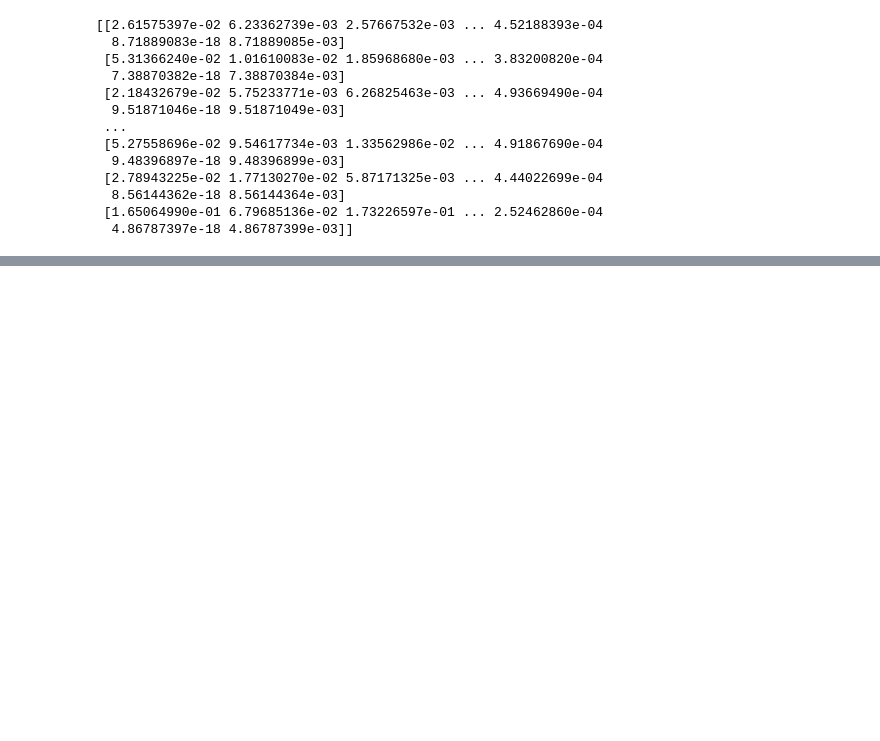
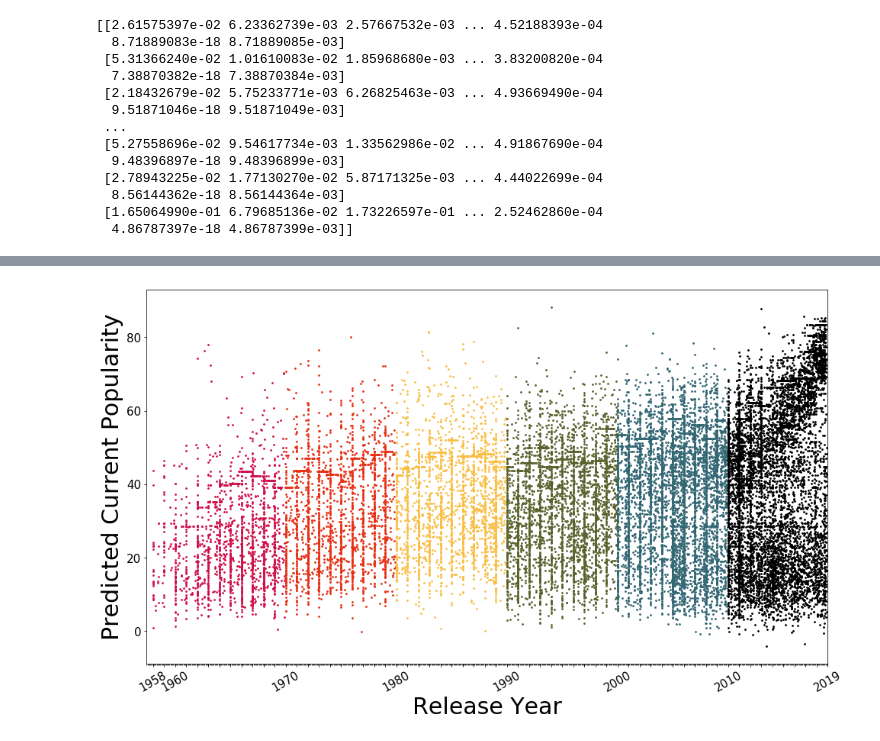
Before and after one commit to elicassion/Do-Popular-Songs-Endure, a Jupyter notebook: scripts/DoSongsEndure_Ultimate.ipynb, the cells around one changed output, grey strips where cells are left out. Saved outputs shown, nothing was run; the diff lists cells and outputs as text; code cells hidden in the pictures; blank space fills up the shorter version.

```diff
--- a/scripts/DoSongsEndure_Ultimate.ipynb
+++ b/scripts/DoSongsEndure_Ultimate.ipynb
@@ -752,3 +765,10 @@ print (lgbm_cl_pred)
   8.56144362e-18 8.56144364e-03]
  [1.65064990e-01 6.79685136e-02 1.73226597e-01 ... 2.52462860e-04
   4.86787397e-18 4.86787399e-03]]
+# %%
+analysis_df = pd.read_csv(join_path(data_path, 'LGBM_gap_pred_rank_stat_correct.csv'),
+                          dtype={'award_for': 'str',
+                                'name': 'str',
+                                 'release_date': 'str'
+                            }
+                         )
@@ -754,0 +824,59 @@ print (lgbm_cl_pred)
+# %%
+import matplotlib.dates as mdates
+import matplotlib.cbook as cbook
+from datetime import datetime
+
+years = mdates.YearLocator()   # every year
+months = mdates.MonthLocator()  # every month
+yearsFmt = mdates.DateFormatter('%Y')
+
+# 58-69	#D0104C			#E87A90
+# 70-79	#E83015			#F75C2F
+# 80-89	#F9BF45			#FFC408
+# 90-99	#5B622E			#86C166
+# 00-09	#336774			#33A6B8
+# 10-18	#000000			#FFFFFF
+
+scatter_colors = [['#D0104C', '#E87A90'], ['#E83015', '#F75C2F'], ['#F9BF45', '#FFC408'],
+                   ['#5B622E', '#86C166'], ['#336774', '#33A6B8'], ['#000000','#666666']]
+
+# plot the predicted and truth popularity of a song.
+# X is release year, Y is the popularity, color pairs (bright, dark) means the (predicted, truth) popularity pair
+
+decades = [(1958, 1969), (1970, 1979), (1980, 1989), (1990, 1999), (2000, 2009), (2010, 2018)]
+
+fig, ax = plt.subplots(figsize=(16,10))
+# r = analysis_df.iloc[0]
+# print (int(r['release_date'].split('-')[0]) >= l)
+for i, (ll, rl) in enumerate(decades):
+#     print (type(l), type(r))
+#     print (i)
+    idx = analysis_df.apply(lambda r: (pd.to_numeric((r['release_date'].split('-')[0]))>=ll) & (pd.to_numeric((r['release_date'].split('-')[0]))<=rl ), axis=1)
+#     print(idx)
+    song_decades = analysis_df[idx]
+    dates = [datetime.strptime(d, '%Y-%m-%d').date() for d in song_decades['release_date']]
+    ax.scatter(dates, song_decades['predicted_popularity'], c=scatter_colors[i][0], s=3)
+#     ax.scatter(song_decades['release_date'], song_decades['spotify_popularity_2018'], c=scatter_colors[i][1], s=0.3)
+
+
+# format the ticks
+ax.xaxis.set_major_formatter(mdates.DateFormatter('%Y'))
+ax.xaxis.set_major_locator(years)
+ax.xaxis.set_minor_locator(months)
+ax.tick_params(labelsize=15)
+datemin = np.datetime64('1957-06-01')
+datemax = np.datetime64('2019-01-01')
+ax.set_xlim(datemin, datemax)
+ax.set_xlabel('Release Year', size=30)
+xtl = ['']
+for i in range(1958, 2020):
+    if i==1958 or i%10==0 or i==2019:
+        xtl.append(str(i))
+    else:
+        xtl.append('')
+ax.set_xticklabels(xtl)
+ax.set_ylabel('Predicted Current Popularity', size=30)
+
+fig.autofmt_xdate(ha="center")
+# %% [output]
+[figure, added]
```
Also changed, not shown: parts of 41 cells of this notebook.
